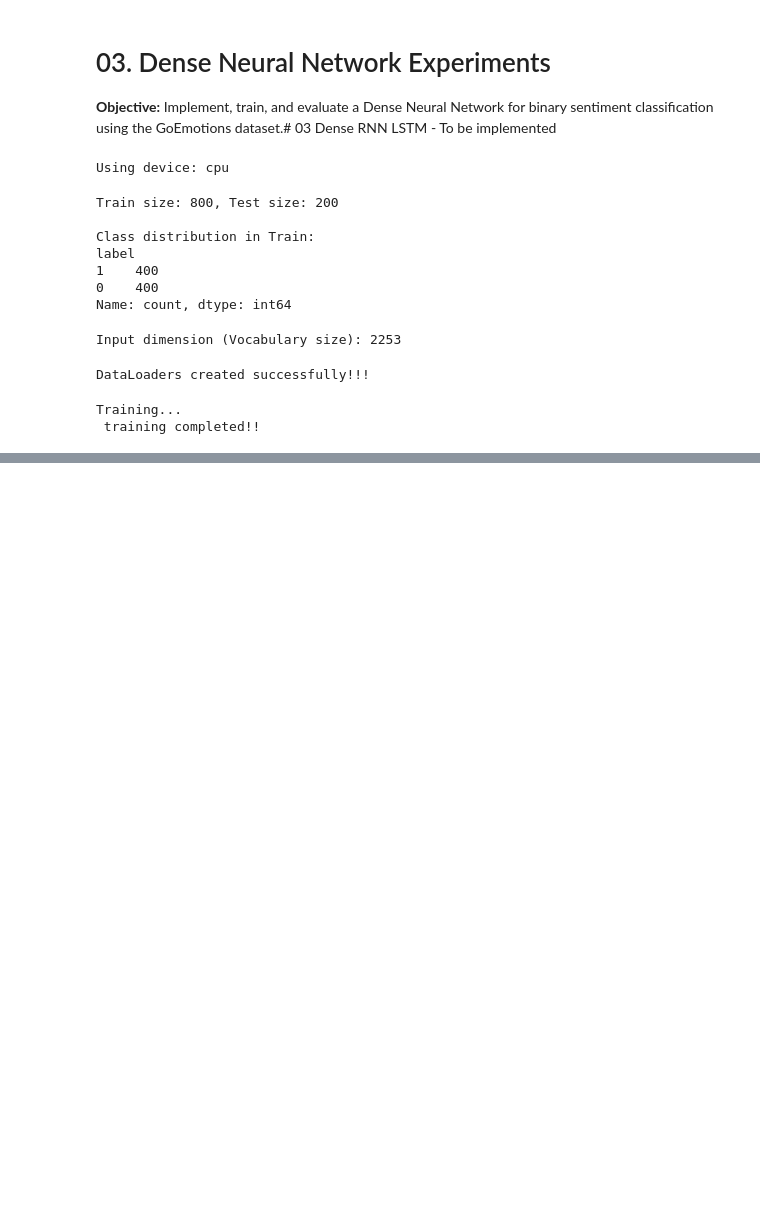
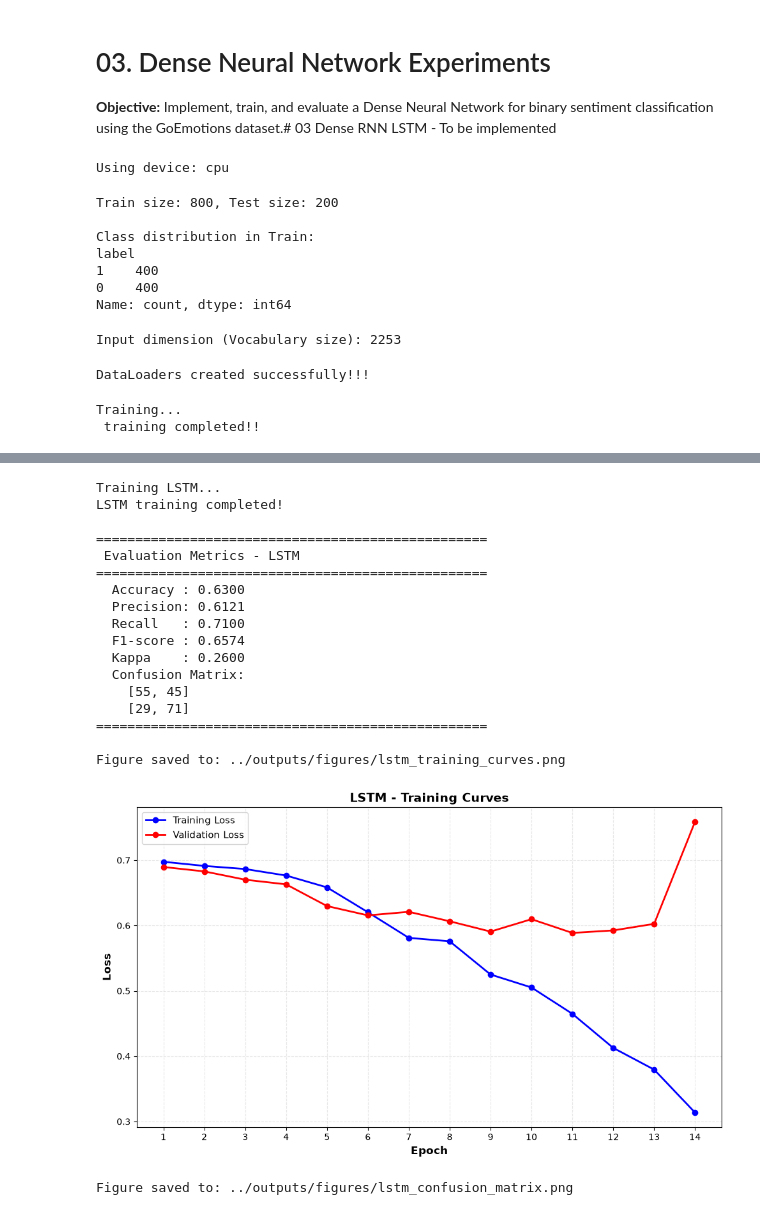
Before and after one commit to pabox123/JEHEJEHEJEHE, a Jupyter notebook: notebooks/03_dense_rnn_lstm.ipynb, the cells around one changed output, grey strips where cells are left out. Drawn from its saved outputs; the diff is of its cells as text; code cells hidden in the pictures; blank space fills up the shorter version.

Commit message:
feat: add RNN and LSTM experiments to notebook 03

```diff
--- a/notebooks/03_dense_rnn_lstm.ipynb
+++ b/notebooks/03_dense_rnn_lstm.ipynb
@@ -153,0 +257,50 @@ Figure saved to: ../outputs/figures/dense_confusion_matrix.png
+# %%
+from src.models import LSTMClassifier
+
+model_lstm = LSTMClassifier(
+    vocab_size=vocab_size,
+    embedding_dim=64,
+    hidden_dim=128,
+    output_dim=1,
+    num_layers=2,
+    bidirectional=True,
+    dropout_rate=0.3
+).to(device)
+
+print("Training LSTM...")
+history_lstm = train_model(
+    model=model_lstm,
+    train_loader=train_seq_loader,
+    val_loader=test_seq_loader,
+    epochs=15,
+    lr=0.001,
+    patience=3,
+    device=device
+)
+print("LSTM training completed!")
+
+metrics_lstm = evaluate_model(model_lstm, test_seq_loader, device=device)
+print_metrics(metrics_lstm, model_name="LSTM")
+
+plot_training_curves(history_lstm['train_losses'], history_lstm['val_losses'], "LSTM", "../outputs/figures/lstm_training_curves.png")
+plot_confusion_matrix(np.array(metrics_lstm['confusion_matrix']), ["Negative", "Positive"], "LSTM", "../outputs/figures/lstm_confusion_matrix.png")
+# %% [output]
+Training LSTM...
+LSTM training completed!
+
+==================================================
+ Evaluation Metrics - LSTM
+==================================================
+  Accuracy : 0.6300
+  Precision: 0.6121
+  Recall   : 0.7100
+  F1-score : 0.6574
+  Kappa    : 0.2600
+  Confusion Matrix:
+    [55, 45]
+    [29, 71]
+==================================================
+
+Figure saved to: ../outputs/figures/lstm_training_curves.png
+[figure, added]
+Figure saved to: ../outputs/figures/lstm_confusion_matrix.png
```
Also changed, not shown: parts of 8 cells of this notebook, 9 other files.
